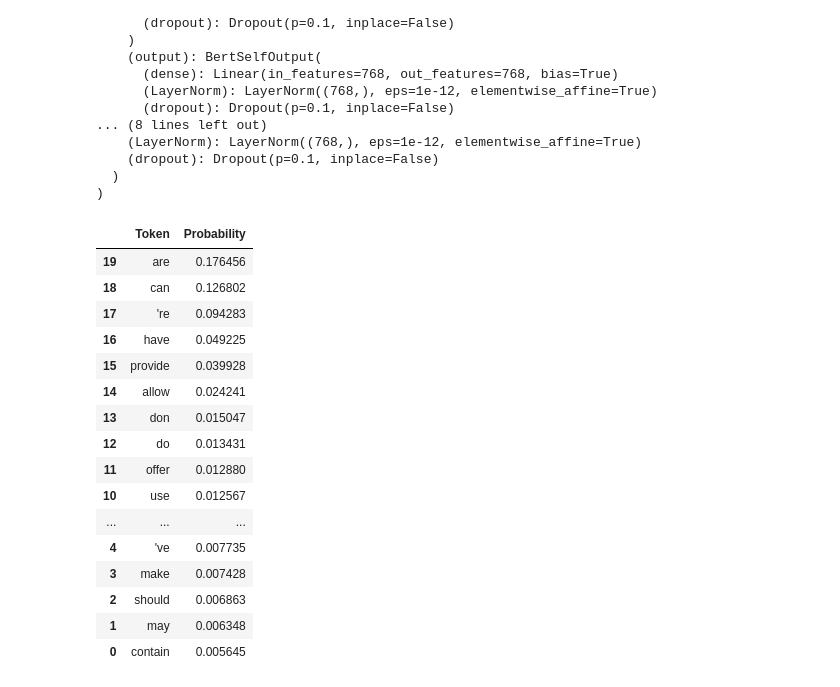
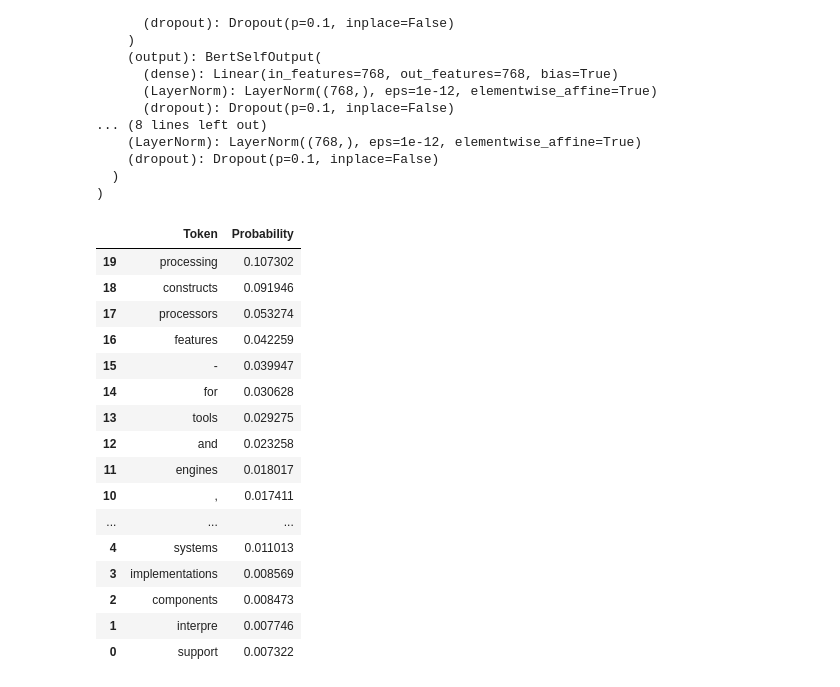
Before and after one commit to data-stepper/latex-university-shit, a Jupyter notebook: Presentations/transformers/transformers-presentation.ipynb, the cells around one changed output. Cells and saved outputs as stored; diff of their text form; code cells hidden in the pictures.

```diff
--- a/Presentations/transformers/transformers-presentation.ipynb
+++ b/Presentations/transformers/transformers-presentation.ipynb
@@ -276,47 +276,47 @@ generative_model_name: str = "gpt2"
 t = AutoTokenizer.from_pretrained(generative_model_name)
 m = AutoModelForCausalLM.from_pretrained(generative_model_name)
 # %%
-prompt_text: str = "Transformers are state-of-the-art language models, they"
+prompt_text: str = "Transformers are state-of-the-art language"
 prompt_tokens = t.encode(prompt_text, return_tensors="pt")
 
 with torch.no_grad():
     # We get the logits for *every token in the sequence*
     y = m.forward(prompt_tokens).logits[0, -1]
 
 p = torch.softmax(y, dim=0).numpy()
 
 k: int = 20
 # Get the top 10 tokens and decode them
 top_tokens = np.argsort(p)[-k:]
 
 # Get the top 10 probabilities
 top_probs = p[top_tokens]
 top_tokens = [t.decode(token) for token in top_tokens]
 
 pd.DataFrame(
     {
         "Token": top_tokens,
         "Probability": top_probs,
     }
 ).sort_values("Probability", ascending=False)
 # %% [output]
 |  | Token | Probability |
-| 19 | are | 0.176456 |
-| 18 | can | 0.126802 |
-| 17 | 're | 0.094283 |
-| 16 | have | 0.049225 |
-| 15 | provide | 0.039928 |
-| 14 | allow | 0.024241 |
-| 13 | don | 0.015047 |
-| 12 | do | 0.013431 |
-| 11 | offer | 0.012880 |
-| 10 | use | 0.012567 |
+| 19 | processing | 0.107302 |
+| 18 | constructs | 0.091946 |
+| 17 | processors | 0.053274 |
+| 16 | features | 0.042259 |
+| 15 | - | 0.039947 |
+| 14 | for | 0.030628 |
+| 13 | tools | 0.029275 |
+| 12 | and | 0.023258 |
+| 11 | engines | 0.018017 |
+| 10 | , | 0.017411 |
 | ... | ... | ... |
-| 4 | 've | 0.007735 |
-| 3 | make | 0.007428 |
-| 2 | should | 0.006863 |
-| 1 | may | 0.006348 |
-| 0 | contain | 0.005645 |
+| 4 | systems | 0.011013 |
+| 3 | implementations | 0.008569 |
+| 2 | components | 0.008473 |
+| 1 | interpre | 0.007746 |
+| 0 | support | 0.007322 |
 # %% [markdown]
 ## How is this used in Computer Vision?
 
```
Also changed, not shown: parts of 2 cells of this notebook, 3 other files.
